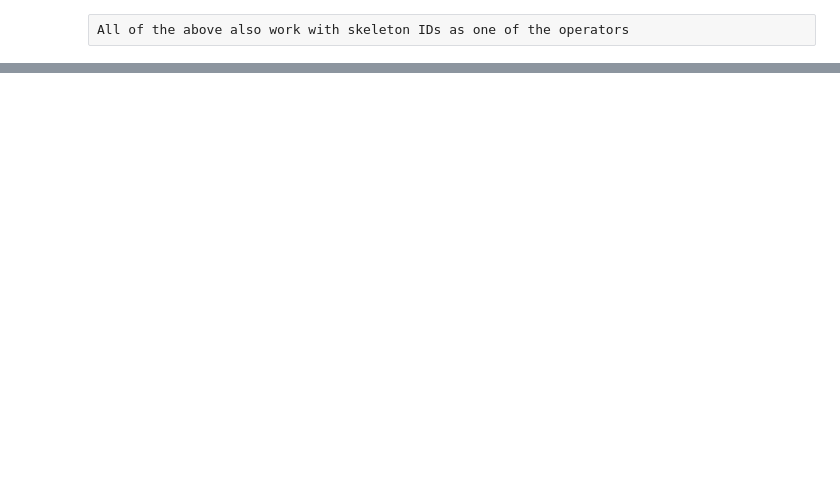
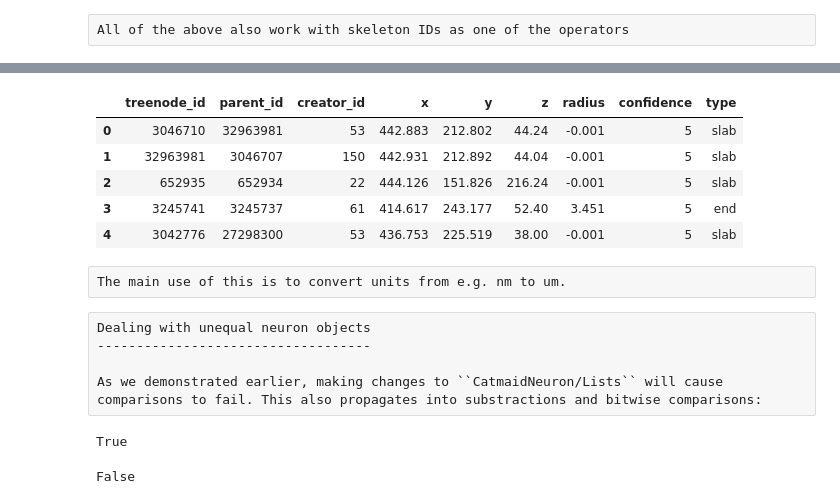
Before and after one commit to navis-org/pymaid, a Jupyter notebook: docs/source/neuronlist_math.ipynb, the cells around one changed output, grey strips where cells are left out. Saved outputs shown, nothing was run; the diff lists cells and outputs as text; code cells hidden in the pictures; blank space fills up the shorter version.

```diff
--- a/docs/source/neuronlist_math.ipynb
+++ b/docs/source/neuronlist_math.ipynb
@@ -118,0 +191,27 @@ a - b.skeleton_id
+# %%
+n2 = n / 1000
+n2.nodes.head()
+# %% [output]
+|  | treenode_id | parent_id | creator_id | x | y | z | radius | confidence | type |
+| 0 | 3046710 | 32963981 | 53 | 442.883 | 212.802 | 44.24 | -0.001 | 5 | slab |
+| 1 | 32963981 | 3046707 | 150 | 442.931 | 212.892 | 44.04 | -0.001 | 5 | slab |
+| 2 | 652935 | 652934 | 22 | 444.126 | 151.826 | 216.24 | -0.001 | 5 | slab |
+| 3 | 3245741 | 3245737 | 61 | 414.617 | 243.177 | 52.40 | 3.451 | 5 | end |
+| 4 | 3042776 | 27298300 | 53 | 436.753 | 225.519 | 38.00 | -0.001 | 5 | slab |
+# %% [raw]
+The main use of this is to convert units from e.g. nm to um.
+# %% [raw]
+Dealing with unequal neuron objects
+-----------------------------------
+
+As we demonstrated earlier, making changes to ``CatmaidNeuron/Lists`` will cause comparisons to fail. This also propagates into substractions and bitwise comparisons:
+# %%
+n1 = nl[0]
+n1 in nl
+# %% [output]
+True
+# %%
+n2 = n1.reroot(nl[0].tags['ends'][0], inplace=False)
+n2 in nl
+# %% [output]
+False
```
Also changed, not shown: parts of 49 cells of this notebook, 1 other file.
